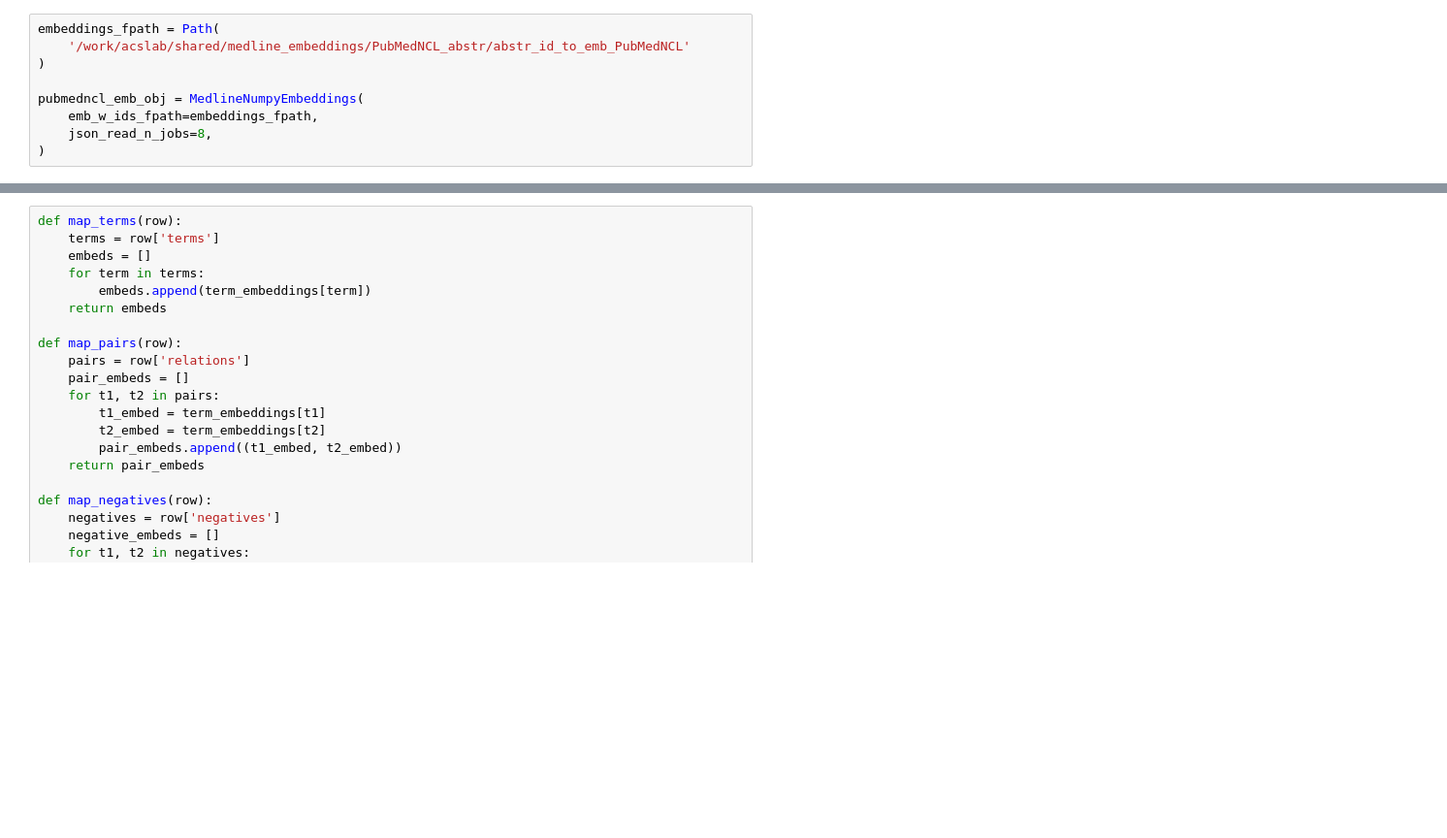
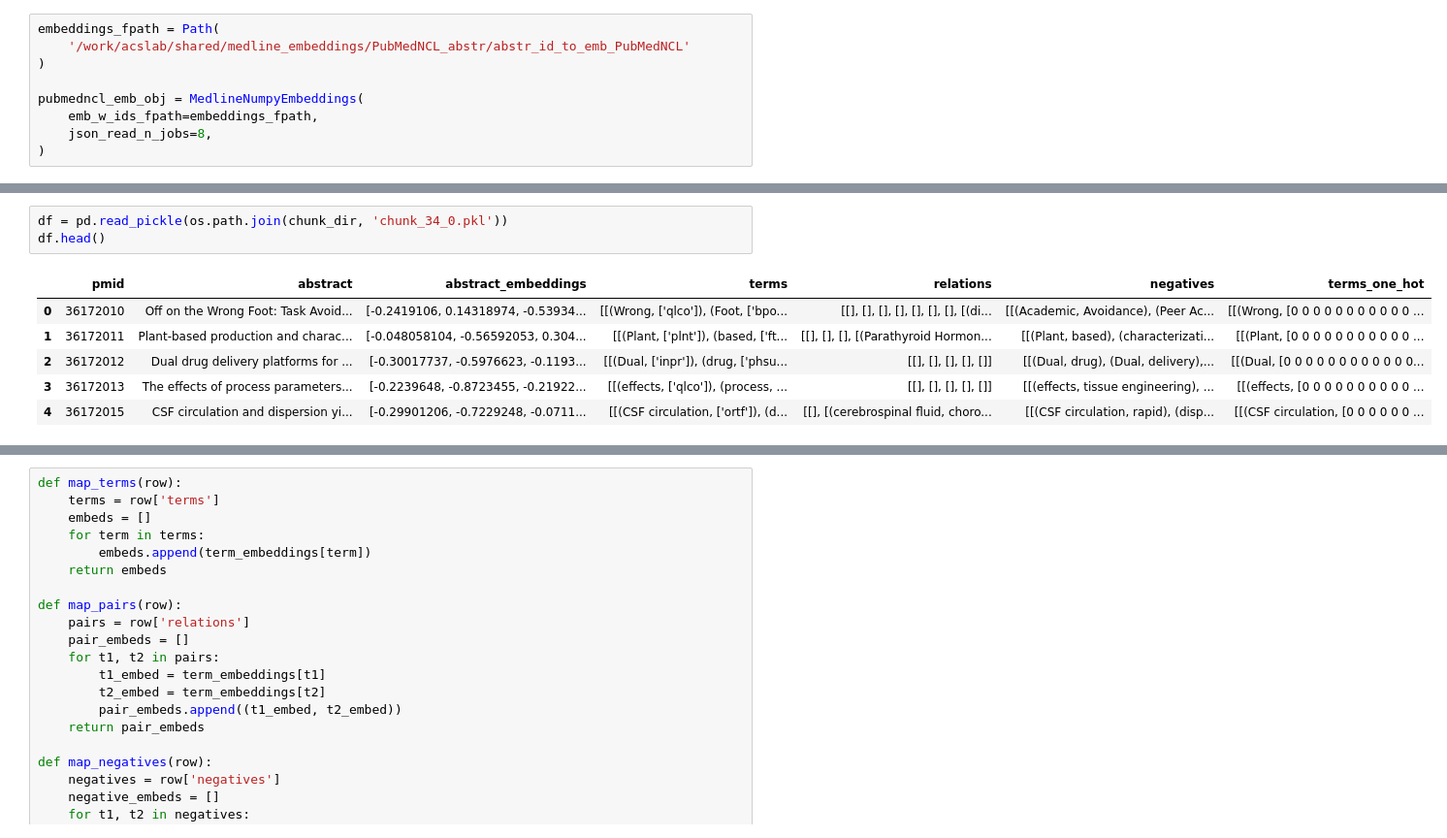
Before and after one commit to nmm001001/BioPredClassifier, a Jupyter notebook: demos/generate_dataset.ipynb, the cells around one changed output, grey strips where cells are left out. Shown at 97% size. Cells and saved outputs as stored; diff of their text form; blank space fills up the shorter version.

```diff
--- a/demos/generate_dataset.ipynb
+++ b/demos/generate_dataset.ipynb
@@ -148,0 +180,10 @@ len(pmids_w_all_info)
+# %%
+df = pd.read_pickle(os.path.join(chunk_dir, 'chunk_34_0.pkl'))
+df.head()
+# %% [output]
+|  | pmid | abstract | abstract_embeddings | terms | relations | negatives | terms_one_hot |
+| 0 | 36172010 | Off on the Wrong Foot: Task Avoid... | [-0.2419106, 0.14318974, -0.53934... | [[(Wrong, ['qlco']), (Foot, ['bpo... | [[], [], [], [], [], [], [], [(di... | [[(Academic, Avoidance), (Peer Ac... | [[(Wrong, [0 0 0 0 0 0 0 0 0 0 0 ... |
+| 1 | 36172011 | Plant-based production and charac... | [-0.048058104, -0.56592053, 0.304... | [[(Plant, ['plnt']), (based, ['ft... | [[], [], [], [(Parathyroid Hormon... | [[(Plant, based), (characterizati... | [[(Plant, [0 0 0 0 0 0 0 0 0 0 0 ... |
+| 2 | 36172012 | Dual drug delivery platforms for ... | [-0.30017737, -0.5976623, -0.1193... | [[(Dual, ['inpr']), (drug, ['phsu... | [[], [], [], [], []] | [[(Dual, drug), (Dual, delivery),... | [[(Dual, [0 0 0 0 0 0 0 0 0 0 0 0... |
+| 3 | 36172013 | The effects of process parameters... | [-0.2239648, -0.8723455, -0.21922... | [[(effects, ['qlco']), (process, ... | [[], [], [], [], []] | [[(effects, tissue engineering), ... | [[(effects, [0 0 0 0 0 0 0 0 0 0 ... |
+| 4 | 36172015 | CSF circulation and dispersion yi... | [-0.29901206, -0.7229248, -0.0711... | [[(CSF circulation, ['ortf']), (d... | [[], [(cerebrospinal fluid, choro... | [[(CSF circulation, rapid), (disp... | [[(CSF circulation, [0 0 0 0 0 0 ... |
```
Also changed, not shown: parts of 36 cells of this notebook, 19 other files.
